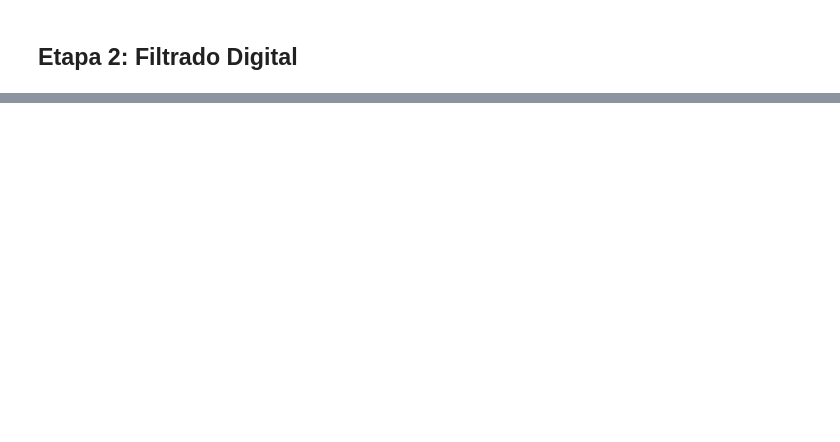
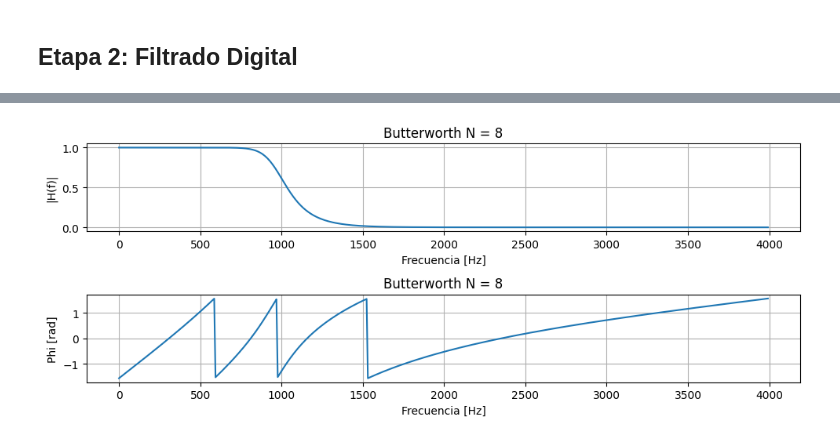
Before and after one commit to DayubMateo/PDS_2026_IIA, a Jupyter notebook: TP integrador/main.ipynb, the cells around one changed output, grey strips where cells are left out. Drawn from its saved outputs; the diff is of its cells as text; code cells hidden in the pictures; blank space fills up the shorter version.

```diff
--- a/TP integrador/main.ipynb
+++ b/TP integrador/main.ipynb
@@ -167,2 +248,80 @@ Entropía de la PSD: 11.093448638916016
 # %%
-wc = 1000
+w_c = 1000
+
+# IIR
+eps = 100
+gpass = 1
+gstop = 10
+
+# FIR
+orden = 51
+ventana = 'hann'
+
+
+def get_iir_filter(w_c, eps, gpass, gstop):
+    w_p = w_c-eps
+    w_s = w_c+eps
+
+    # Butterworth
+    N_bw, wn_bw = signal.buttord(w_p, w_s, gpass, gstop, analog=False, fs=fs)
+    print("Orden:", N_bw, wn_bw)
+
+    z_bw, p_bw, k_bw = signal.butter(N_bw, wn_bw, btype = 'lowpass', analog = False, output='zpk', fs=fs)
+
+    w, H = signal.freqz_zpk(z_bw,p_bw,k_bw,fs=fs)
+    return w, H, N_bw, [z_bw, p_bw, k_bw]
+
+def get_fir_filter(w_c, orden, ventana):
+    taps = signal.firwin(orden, w_c, fs=fs, window=ventana, pass_zero=True)
+
+    w, H = signal.freqz(taps, fs=fs)
+    return w, H, taps
+
+def graf_filter(w, H, logVisual=False, title=None, fase=False):
+    h = H.copy()
+    h = np.abs(h)
+    if logVisual:
+        h = 10*np.log10(h)
+
+    phi = np.arctan(H.real/H.imag)
+
+    plt.figure(figsize=(10,4))
+    if fase:
+        plt.subplot(2,1,1)
+    plt.plot(w, h)
+    plt.xlabel("Frecuencia [Hz]")
+
+    if not logVisual:
+        plt.ylabel("|H(f)|")
+    else:
+        plt.ylabel("|H(f)| [dB]")
+
+    if title is None:
+        plt.title(f"Respuesta en frecuencia")
+    else:
+        plt.title(title)
+    plt.grid()
+
+    if fase:
+        plt.subplot(2,1,2)
+        plt.plot(w, phi)
+        plt.xlabel("Frecuencia [Hz]")
+        plt.ylabel("Phi [rad]")
+        if title is None:
+            plt.title(f"Fase")
+        else:
+            plt.title(title)
+        plt.grid()
+
+    plt.tight_layout()
+    plt.show()
+
+w_iir, H_iir, N_bw, zpk = get_iir_filter(w_c, eps, gpass, gstop)
+graf_filter(w_iir, H_iir, False, title=f'Butterworth N = {N_bw}', fase=True)
+
+w_fir, H_fir, taps = get_fir_filter(w_c, orden, ventana)
+graf_filter(w_fir, H_fir, False, title=f'FIR {ventana} N = {orden}', fase=True)
+
+graf_filter(w_iir, H_iir, True, title=f'Log Butterworth N = {N_bw}')
+graf_filter(w_fir, H_fir, True, title=f'Log FIR {ventana} N = {orden}')
+# %% [output]
@@ -168,0 +329 @@ wc = 1000
+[figure, added]
```
Also changed, not shown: parts of 12 cells of this notebook, 2 other files.
